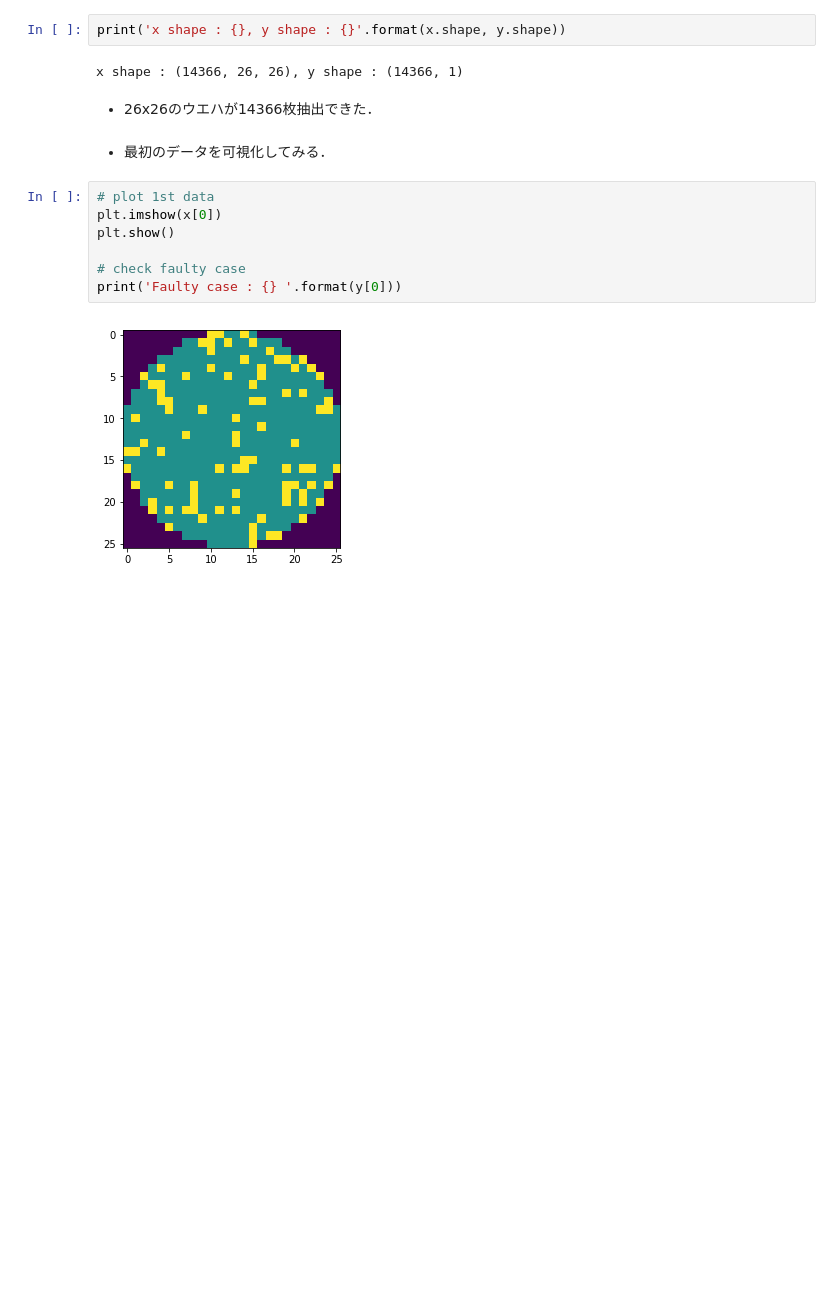
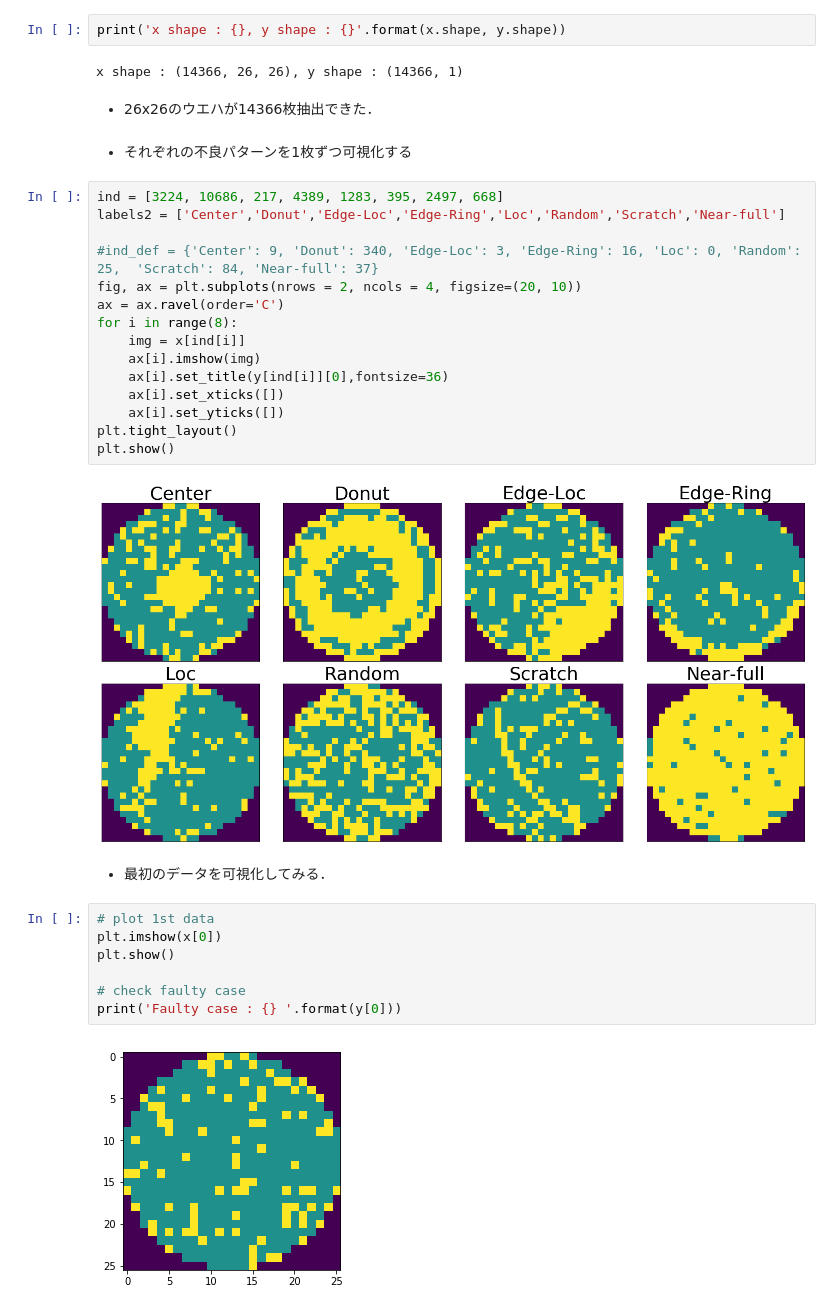
Before and after one commit to YukiOkazaki/wafermap, a Jupyter notebook: wafermap26x26.ipynb, the cells around one changed output. Cells and saved outputs as stored; diff of their text form; blank space fills up the shorter version.

Commit message:
show typically defect patterns

```diff
--- a/wafermap26x26.ipynb
+++ b/wafermap26x26.ipynb
@@ -183,6 +190,25 @@ print('x shape : {}, y shape : {}'.format(x.shape, y.shape))
 x shape : (14366, 26, 26), y shape : (14366, 1)
 # %% [markdown]
 - 26x26のウエハが14366枚抽出できた．
+# %% [markdown]
+- それぞれの不良パターンを1枚ずつ可視化する
+# %%
+ind = [3224, 10686, 217, 4389, 1283, 395, 2497, 668]
+labels2 = ['Center','Donut','Edge-Loc','Edge-Ring','Loc','Random','Scratch','Near-full']
+
+#ind_def = {'Center': 9, 'Donut': 340, 'Edge-Loc': 3, 'Edge-Ring': 16, 'Loc': 0, 'Random': 25,  'Scratch': 84, 'Near-full': 37}
+fig, ax = plt.subplots(nrows = 2, ncols = 4, figsize=(20, 10))
+ax = ax.ravel(order='C')
+for i in range(8):
+    img = x[ind[i]]
+    ax[i].imshow(img)
+    ax[i].set_title(y[ind[i]][0],fontsize=36)
+    ax[i].set_xticks([])
+    ax[i].set_yticks([])
+plt.tight_layout()
+plt.show()
+# %% [output]
+[figure, added]
 # %% [markdown]
 - 最初のデータを可視化してみる．
 # %%
```
Also changed, not shown: parts of 4 cells of this notebook.
